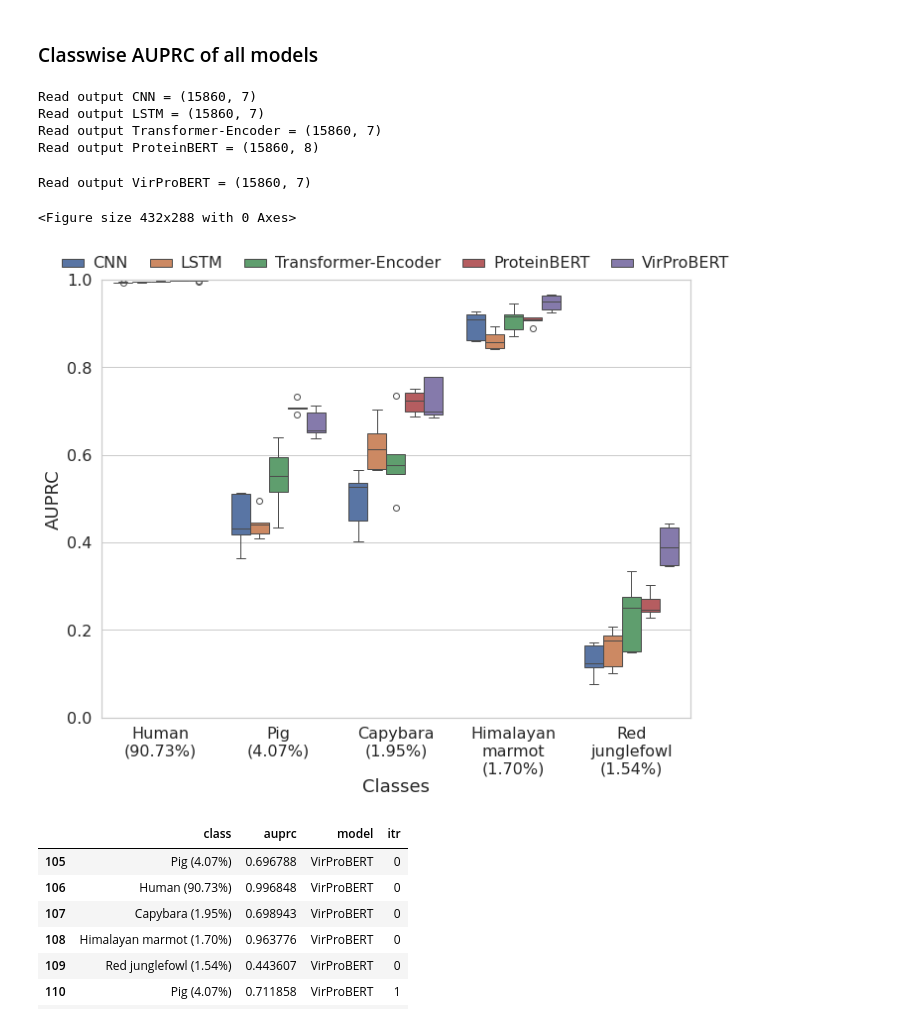
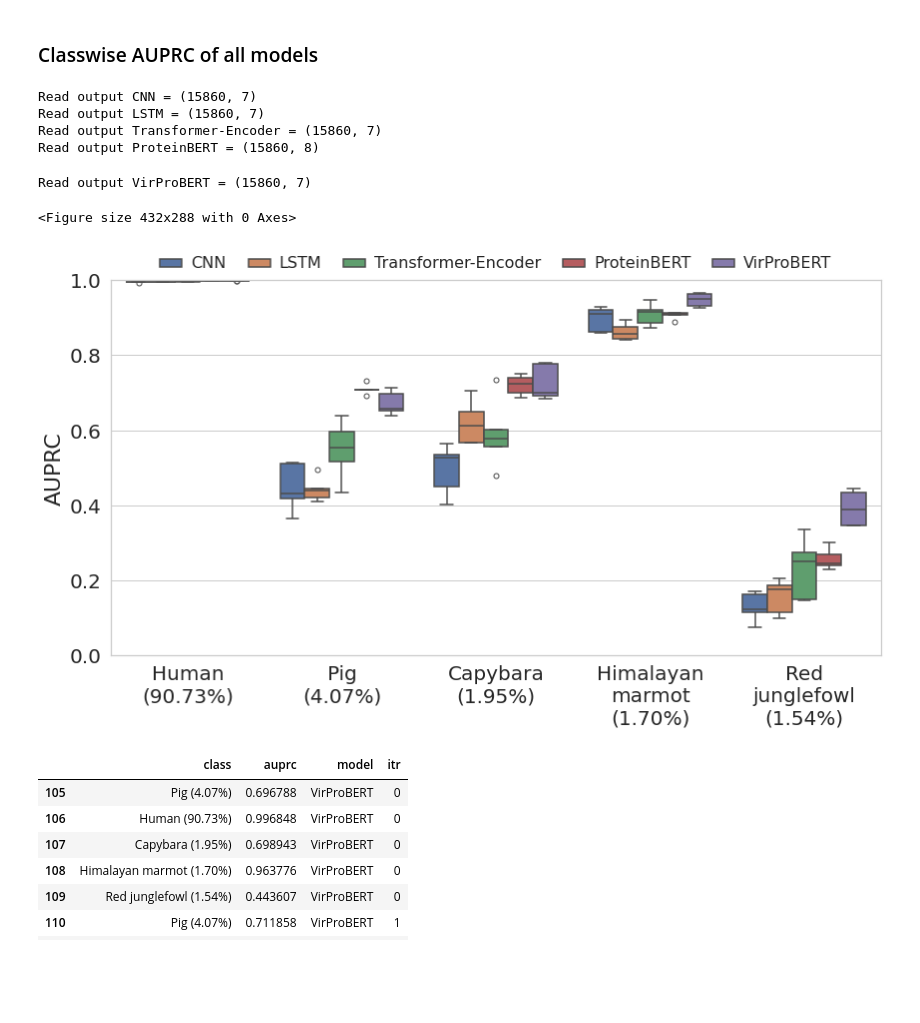
Before and after one commit to NSF-COMPASS-Center/HAVEN, a Jupyter notebook: src/jupyter_notebooks/results-analysis/uniref90/embl/uniref90_all_models_auprc_analysis.ipynb, the cells around one changed output. Saved outputs shown, nothing was run; the diff lists cells and outputs as text; code cells hidden in the pictures; blank space fills up the shorter version.

```diff
--- a/src/jupyter_notebooks/results-analysis/uniref90/embl/uniref90_all_models_auprc_analysis.ipynb
+++ b/src/jupyter_notebooks/results-analysis/uniref90/embl/uniref90_all_models_auprc_analysis.ipynb
@@ -172,18 +168,18 @@ def class_wise_auprc_analysis(output_filepaths, classes, figure_output_filepath)
     auprc_results_df.replace({"class":metadata_formatted}, inplace=True)
 
     FIGURE_CONFIG = {
-        "figsize": (10, 8),
-        "xtick.labelsize": 16,
-        "ytick.labelsize": 16
+        "figsize": (12, 7),
+        "xtick.labelsize": 20,
+        "ytick.labelsize": 20
     }
 
     visualization_utils.pre_plot_config(FIGURE_CONFIG)
-    ax = sns.boxplot(data=auprc_results_df, x="class", y="auprc", hue="model", order=metadata_sorted)
+    ax = sns.boxplot(data=auprc_results_df, x="class", y="auprc", hue="model", order=metadata_sorted, linewidth=1.5, fliersize=5)
     plt.draw()
 
     ax.set_ylim(0, 1)
-    ax.set_ylabel("AUPRC", size=18)
-    ax.set_xlabel("Classes", size=18, labelpad=2)
+    ax.set_ylabel("AUPRC", size=22)
+    ax.set_xlabel("", size=22, labelpad=2)
     sns.move_legend(ax, "lower center", bbox_to_anchor=(.5, 1), ncol=5, title=None, frameon=False)
     plt.setp(ax.get_legend().get_texts(), fontsize=16)
     visualization_utils.wrap_xticklabels(ax)
@@ -240,16 +236,16 @@ output_filepaths = {
 classes = ["Human", "Capybara", "Himalayan marmot", "Pig", "Red junglefowl"]
 #auprc_analysis_classes_subset(output_filepaths, classes)
 # %%
-figure_output_filepath = os.path.join(os.getcwd(), "..","..", "..", "..", "..", "output/visualization/uniref90/20240312/prelim_exam/host_multi_all_models_classwise_aurpc_boxplot.pdf")
+figure_output_filepath = os.path.join(os.getcwd(), "..","..", "..", "..", "..", "output/visualization/prelim_exam/host_multi_all_models_classwise_aurpc_boxplot.pdf")
 auprc_results_df = class_wise_auprc_analysis(output_filepaths, classes, figure_output_filepath)
 # %% [output]
 Read output CNN = (15860, 7)
 Read output LSTM = (15860, 7)
 Read output Transformer-Encoder = (15860, 7)
 Read output ProteinBERT = (15860, 8)
 Read output VirProBERT = (15860, 7)
 <Figure size 432x288 with 0 Axes>
-[figure, old version]
+[figure, new version]
 # %%
 virprobert_auprc_results_df = auprc_results_df[auprc_results_df["model"] == "VirProBERT"]
 # %%
```
Also changed, not shown: parts of 3 cells of this notebook, 5 other files.
